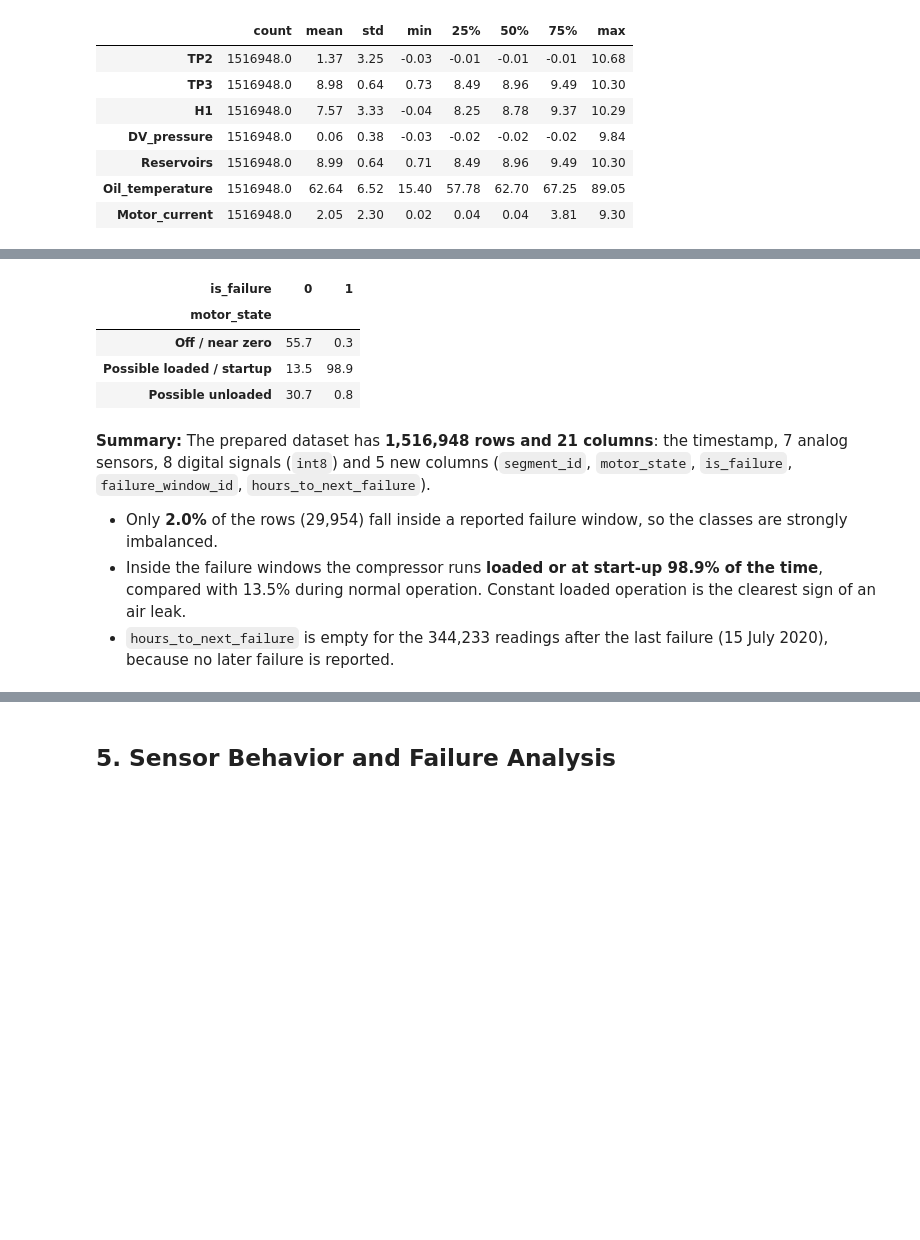
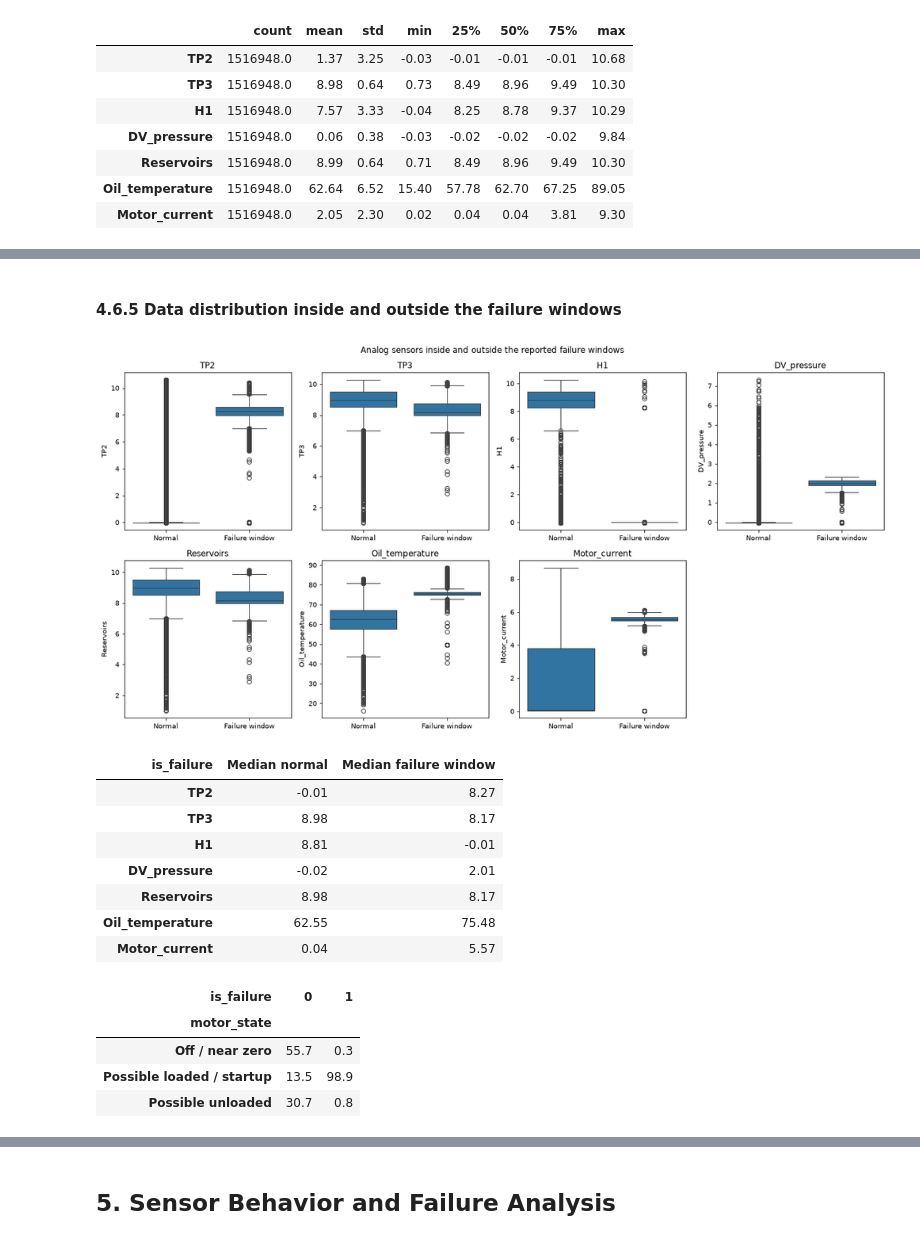
Before and after one commit to Agrima010/industrial-analytics-predictive-maintenance, a Jupyter notebook: MetroPT3_Data Exploratory Analysis.ipynb, the cells around one changed output, grey strips where cells are left out. Cells and saved outputs as stored; diff of their text form; code cells hidden in the pictures; blank space fills up the shorter version.

```diff
--- a/MetroPT3_Data Exploratory Analysis.ipynb
+++ b/MetroPT3_Data Exploratory Analysis.ipynb
@@ -949,3 +1189,33 @@ display(df[analog_columns].describe().T.round(2))
+# %% [markdown]
+#### 4.6.5 Data distribution inside and outside the failure windows
+# %%
+# Distribution of each analog sensor inside and outside the failure windows.
+# A random sample keeps the plot fast; the fixed seed makes it reproducible.
+sample = df.sample(200_000, random_state=42)
+
+fig, axes = plt.subplots(2, 4, figsize=(16, 8))
+for ax, col in zip(axes.flatten(), analog_columns):
+    sns.boxplot(data=sample, x='is_failure', y=col, ax=ax)
+    ax.set_xticks([0, 1], ['Normal', 'Failure window'])
+    ax.set_xlabel('')
+    ax.set_title(col)
+axes.flatten()[-1].axis('off')
+plt.suptitle('Analog sensors inside and outside the reported failure windows')
+plt.tight_layout()
+plt.show()
+
+display(df.groupby('is_failure')[analog_columns].median().T.round(2)
+         .rename(columns={0: 'Median normal', 1: 'Median failure window'}))
+# %% [output]
+[figure, added]
+| is_failure | Median normal | Median failure window |
+| TP2 | -0.01 | 8.27 |
+| TP3 | 8.98 | 8.17 |
+| H1 | 8.81 | -0.01 |
+| DV_pressure | -0.02 | 2.01 |
+| Reservoirs | 8.98 | 8.17 |
+| Oil_temperature | 62.55 | 75.48 |
+| Motor_current | 0.04 | 5.57 |
 # %%
 # Operating states inside and outside the failure windows (% of rows per column)
 pd.crosstab(df['motor_state'], df['is_failure'], normalize='columns').mul(100).round(1)
@@ -955,9 +1225,3 @@ pd.crosstab(df['motor_state'], df['is_failure'], normalize='columns').mul(100).r
 | Off / near zero | 55.7 | 0.3 |
 | Possible loaded / startup | 13.5 | 98.9 |
 | Possible unloaded | 30.7 | 0.8 |
-# %% [markdown]
-**Summary:** The prepared dataset has **1,516,948 rows and 21 columns**: the timestamp, 7 analog sensors, 8 digital signals (`int8`) and 5 new columns (`segment_id`, `motor_state`, `is_failure`, `failure_window_id`, `hours_to_next_failure`).
-
-- Only **2.0%** of the rows (29,954) fall inside a reported failure window, so the classes are strongly imbalanced.
-- Inside the failure windows the compressor runs **loaded or at start-up 98.9% of the time**, compared with 13.5% during normal operation. Constant loaded operation is the clearest sign of an air leak.
-- `hours_to_next_failure` is empty for the 344,233 readings after the last failure (15 July 2020), because no later failure is reported.
```
Also changed, not shown: parts of 58 cells of this notebook, 1 other file.
